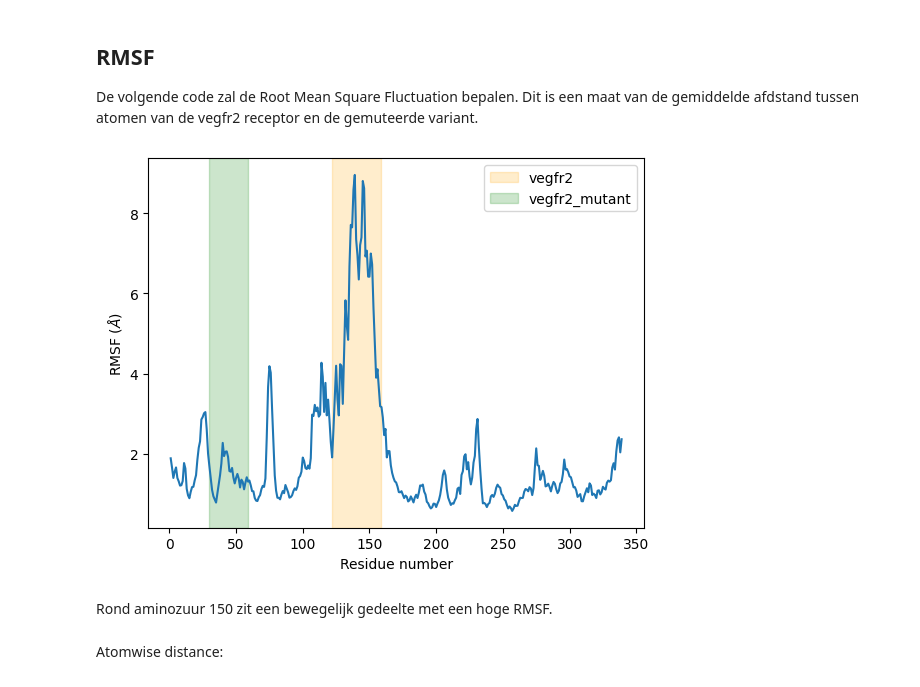
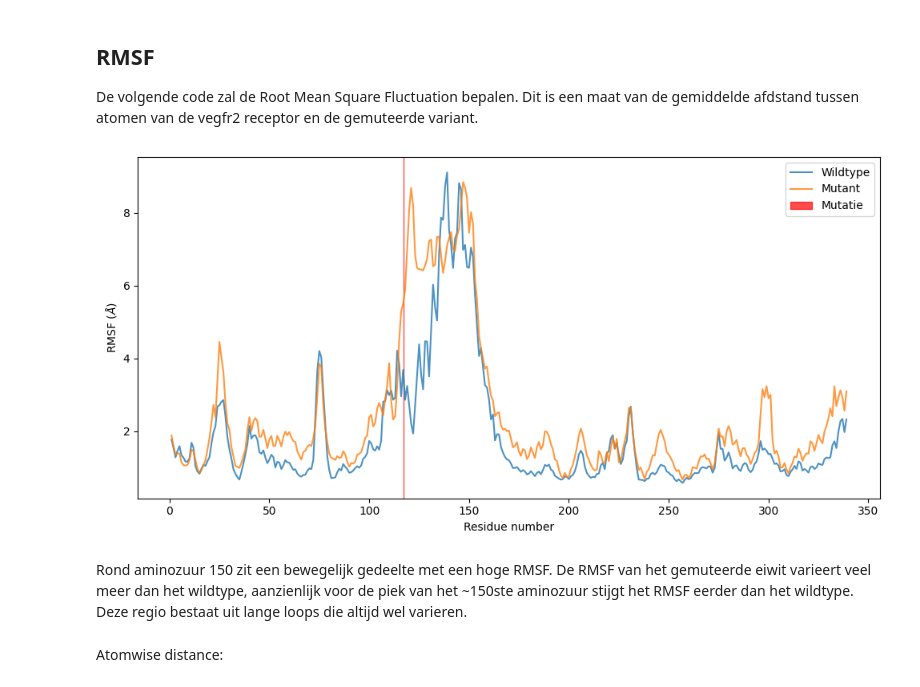
Before and after one commit to Fl-ris/Protein_mutation_predictor, a Jupyter notebook: molecularmodeling_log.ipynb, the cells around one changed output. Cells and saved outputs as stored; diff of their text form; code cells hidden in the pictures.

Commit message:
Interpretatie van RMSF toegevoegd en code verbeterd.

```diff
--- a/molecularmodeling_log.ipynb
+++ b/molecularmodeling_log.ipynb
@@ -355,18 +355,18 @@ rmsf_mut = rms.RMSF(ca_mut).run()
 # %%
 plt.figure(figsize=(10, 5))
 plt.plot(ca_wt.resids, rmsf_wt.results.rmsf, label='Wildtype', alpha=0.8)
 plt.plot(ca_mut.resids, rmsf_mut.results.rmsf, label='Mutant', alpha=0.8)
 plt.xlabel('Residue number')
 plt.ylabel(r'RMSF ($\AA$)')
-plt.axvspan(122, 159, zorder=0, alpha=0.2, color='orange', label='Region A')
-plt.axvspan(30, 59, zorder=0, alpha=0.2, color='green', label='Region B')
+plt.axvspan(117,117, zorder=0, alpha=0.7, color='red', label='Mutatie')
 plt.legend()
 plt.tight_layout()
 plt.show()
 # %% [output]
-[figure, old version]
+[figure, new version]
 # %% [markdown]
 Rond aminozuur 150 zit een bewegelijk gedeelte met een hoge RMSF.
+De RMSF van het gemuteerde eiwit varieert veel meer dan het wildtype, aanzienlijk voor de piek van het ~150ste aminozuur stijgt het RMSF eerder dan het wildtype. Deze regio bestaat uit lange loops die altijd wel varieren.
 # %% [markdown]
 Atomwise distance:
 # %%
```
Also changed, not shown: parts of 4 cells of this notebook.
